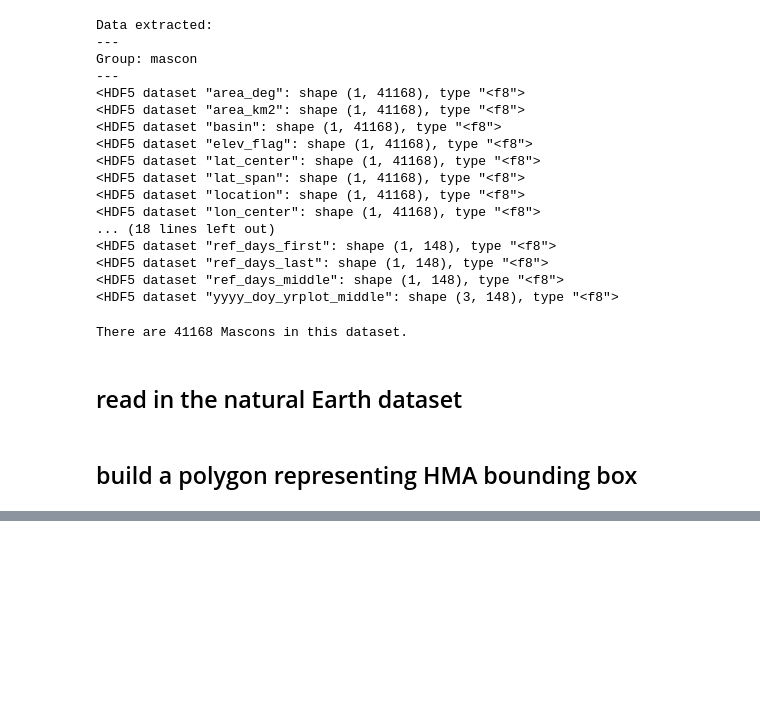
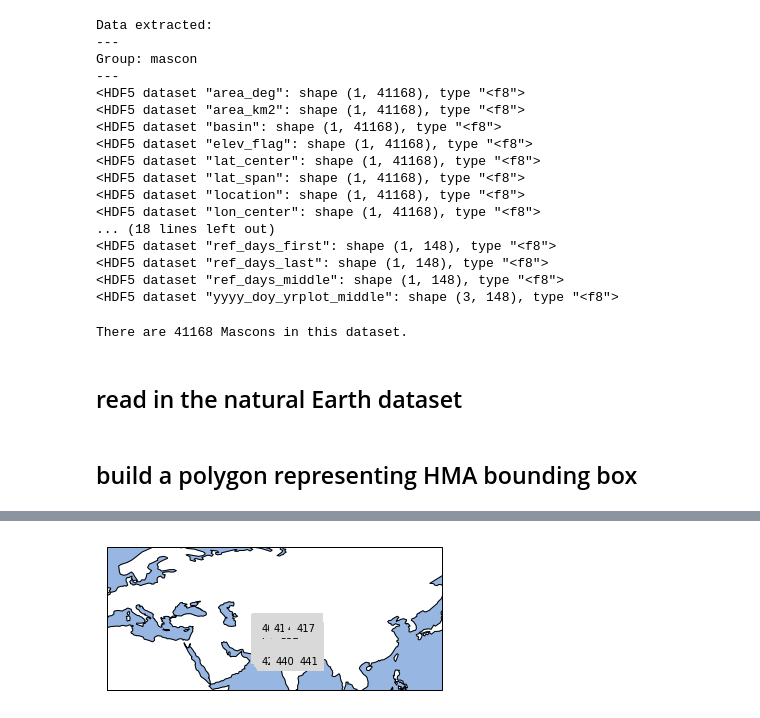
Before and after one commit to NASA-Planetary-Science/HiMAT, a Jupyter notebook: Projects/GRACE_MASCON/GRACE_HMA.ipynb, the cells around one changed output, grey strips where cells are left out. Drawn from its saved outputs; the diff is of its cells as text; code cells hidden in the pictures; blank space fills up the shorter version.

```diff
--- a/Projects/GRACE_MASCON/GRACE_HMA.ipynb
+++ b/Projects/GRACE_MASCON/GRACE_HMA.ipynb
@@ -90,0 +114,18 @@ gpd_intersect.plot(column='avg_mass_change_cm', ax=world[world['continent'] == '
+# %%
+import regionmask
+
+#numbers = [0]
+#names = ['High_Asia']
+#abbrevs = ['HMA']
+#m = regionmask.Regions_cls('HMA_msk',numbers,names,abbrevs,[HMA.loc[7797].geometry])
+
+numbers = gpd_intersect.index.values
+names = gpd_intersect['mascon'].values
+abbrevs = gpd_intersect['mascon'].values
+m = regionmask.Regions_cls('HMA_msk',numbers,names,abbrevs,gpd_intersect.geometry.values)
+# %%
+ax = m.plot()
+import cartopy.crs as ccrs
+ax.set_extent([0, 140, 10, 70], crs = ccrs.PlateCarree());
+# %% [output]
+[figure, added]
```
Also changed, not shown: parts of 16 cells of this notebook, 1 other file.
